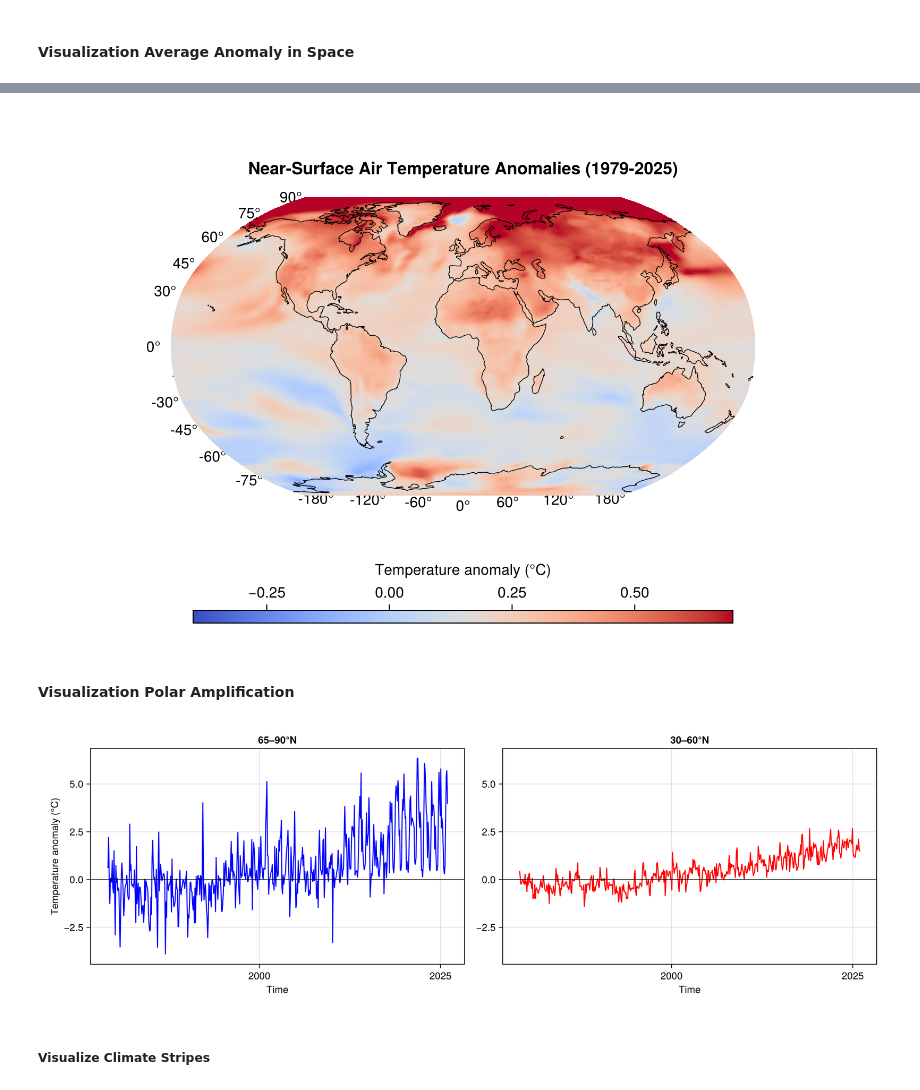
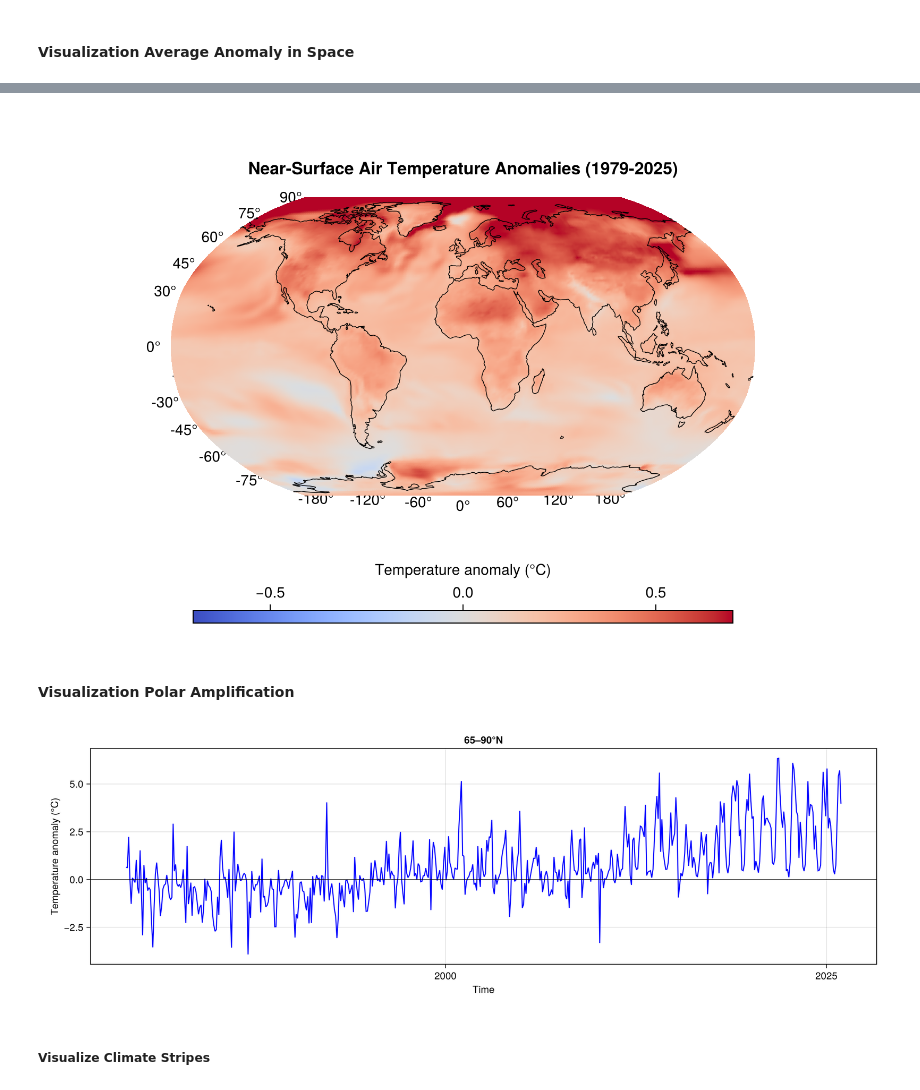
Before and after one commit to TimMauch/Julia-CMIP, a Jupyter notebook: climate_stripes.ipynb, the cells around one changed output, grey strips where cells are left out. Drawn from its saved outputs; the diff is of its cells as text; code cells hidden in the pictures.

```diff
--- a/climate_stripes.ipynb
+++ b/climate_stripes.ipynb
@@ -195,26 +166,26 @@ tas = tas_raw .- 273.15f0
 
 # Slice periods using precise end dates to ensure perfect 12-month multiples
 tas_ref = tas[Ti(Where(x -> 1981 <= Dates.year(x) <= 2010))]
-tas_anom = tas[Ti(Where(x -> 1979 <= Dates.year(x) <= 2025))]
+tas_anal = tas[Ti(Where(x -> 1979 <= Dates.year(x) <= 2025))]
 
 nx, ny, nt_ref = size(tas_ref) # dimensions of reference period
-nt_anom = size(tas_anom, 3) # time dimension of analysis period
+nt_anal = size(tas_anal, 3) # time dimension of analysis period
 
-# Reshape the 3D reference array into 4D: (Lon, Lat, Month, Year)
+# Reshape (Julia Base) the 3D reference array into 4D: (X, Y, Month, Year)
 ref_reshaped = reshape(tas_ref.data, nx, ny, 12, nt_ref ÷ 12) # ÷ use for integer division
 
-# Take mean across the year dimension
+# Take mean across the year dimension (192, 144, 12, 1)
 clim_data = mean(ref_reshaped, dims=4)
 
 # Reshape the analysis array to match the 4D structure
-anom_reshaped = reshape(tas_anom.data, nx, ny, 12, nt_anom ÷ 12)
+anal_reshaped = reshape(tas_anal.data, nx, ny, 12, nt_anal ÷ 12)
 
 # Subtract the monthly climatology
-anom_data = anom_reshaped .- clim_data; # dim (192, 144, 12, 36) .- (192, 144, 12, 1)
+anal_data = anal_reshaped .- clim_data; # dim (192, 144, 12, 36) .- (192, 144, 12, 1)
 
 # Convert back into raster file
-anom_data = Raster(reshape(anom_data, nx, ny, nt_anom), dims(tas_anom))
-mean_anom = mean(anom_data, dims=Ti)
+anal_data = Raster(reshape(anal_data, nx, ny, nt_anal), dims(tas_anal))
+mean_anal = mean(anal_data, dims=Ti)
 # %% [output]
 ┌ 192×144×1 Raster{Float32, 3} ┐
 ├──────────────────────────────┴───────────────────────────────────────── dims ┐
@@ -294,7 +239,7 @@ sp = surface!(
     lats,
     data_shifted;
     colormap = :coolwarm,
-    colorrange = (-0.4, 0.7),
+    colorrange = (-0.7, 0.7),
     shading = NoShading
 )
 
@@ -311,18 +256,15 @@ Colorbar(
 
 fig
 # %% [output]
-[figure, old version]
+[figure, new version]
 # %% [markdown]
 #### Visualization Polar Amplification
 # %%
 # Plot temperature curve of arctiv region
-# Select 65-90°N and average over lon (X) and lat (Y)
-tas_65_90N = anom_data[Y(65 .. 90)]
+# Select latitudes 65-90°N and average over lon (X) and lat (Y)
+tas_65_90N = anal_data[Y(65 .. 90)]
 tas_65_90N_mean = mean(tas_65_90N, dims=(X, Y))
-tas_65_90N_mean = dropdims(tas_65_90N_mean, dims=(X, Y))
-tas_30_60N_mean = mean(anom_data[Y(30 .. 65)], dims=(X, Y))
-tas_30_60N_mean = dropdims(tas_30_60N_mean, dims=(X, Y))
+tas_65_90N_mean = dropdims(tas_65_90N_mean, dims=(X, Y));
 
 time_data = collect(lookup(tas_65_90N_mean, Ti)); # Extract a standard array from the Raster data
 temp_data_65_90N = collect(tas_65_90N_mean); # Extract a standard array from the Raster data
-temp_data_30_60N = collect(tas_30_60N_mean); # Extract a standard array from the Raster data
@@ -329,33 +276,33 @@ temp_data_30_60N = collect(tas_30_60N_mean); # Extract a standard array from the
 # %%
 fig = Figure(size = (1200, 400)) # create figure canvas
 
 # Create the first Axis in row 1, column 1 (Left)
 ax1 = Axis(
     fig[1, 1],
     xlabel = "Time",
     ylabel = "Temperature anomaly (°C)",
     title = "65–90°N"
 )
 
 # Create the second Axis in row 1, column 2 (Right)
-ax2 = Axis(
-    fig[1, 2],
-    xlabel = "Time",
-    title = "30–60°N"
-)
+# ax2 = Axis(
+#     fig[1, 2],
+#     xlabel = "Time",
+#     title = "30–65°N"
+# )
 
 # Plot data into the first axis
 lines!(ax1, time_data, temp_data_65_90N, color = :blue, linewidth = 1.5)
 hlines!(ax1, [0.0], color = :black, linewidth = 0.8)
 
 # Plot data into the second axis
-lines!(ax2, time_data, temp_data_30_60N, color = :red, linewidth = 1.5)
-hlines!(ax2, [0.0], color = :black, linewidth = 0.8)
+# lines!(ax2, time_data, temp_data_30_60N, color = :red, linewidth = 1.5)
+# hlines!(ax2, [0.0], color = :black, linewidth = 0.8)
 
-linkyaxes!(ax1, ax2) # sync the y-axis of all plots
+# linkyaxes!(ax1, ax2) # sync the y-axis of all plots
 display(fig);
 # %% [output]
-[figure, old version]
+[figure, new version]
 # %% [markdown]
 ##### Visualize Climate Stripes
 # %%
```
Also changed, not shown: parts of 16 cells of this notebook, 1 other file.
